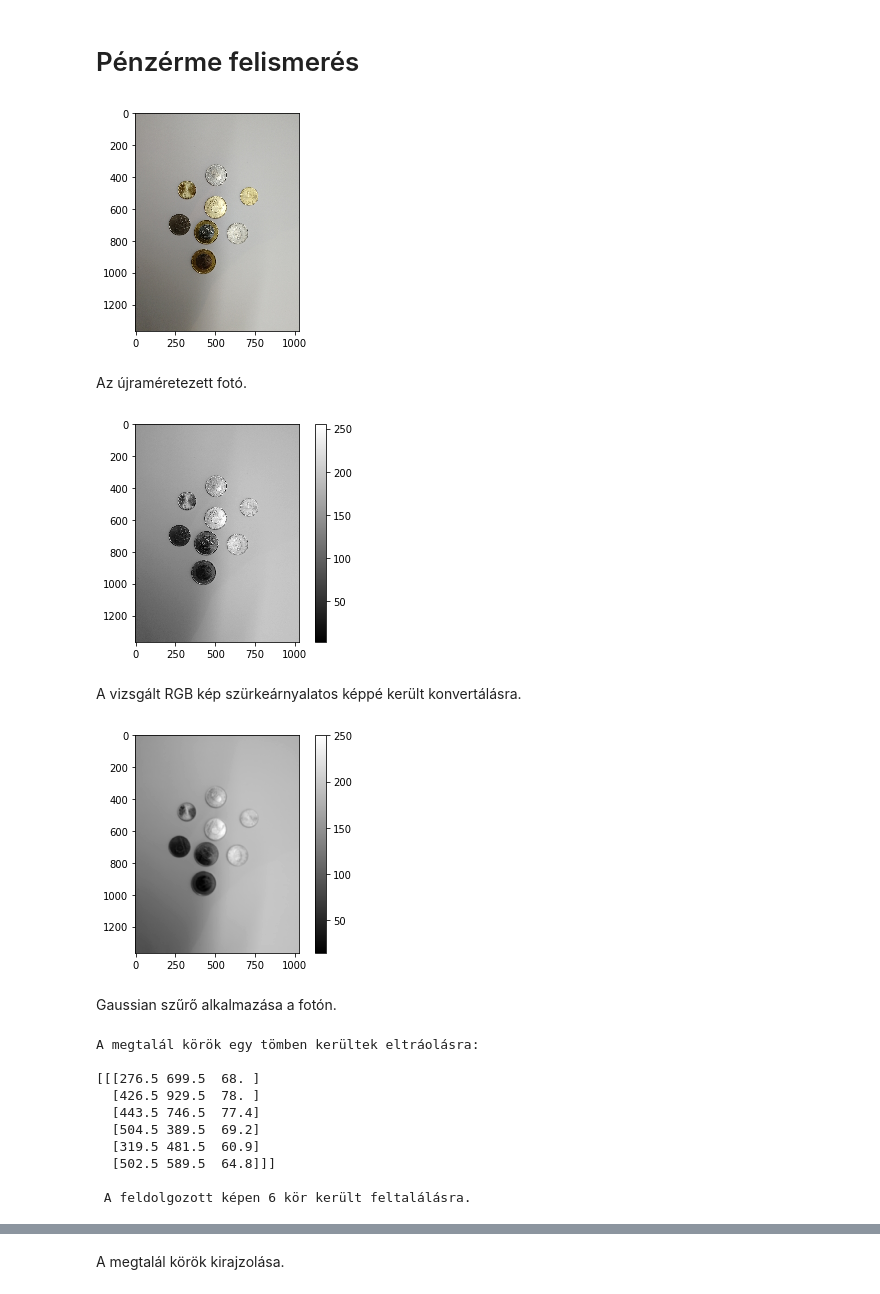
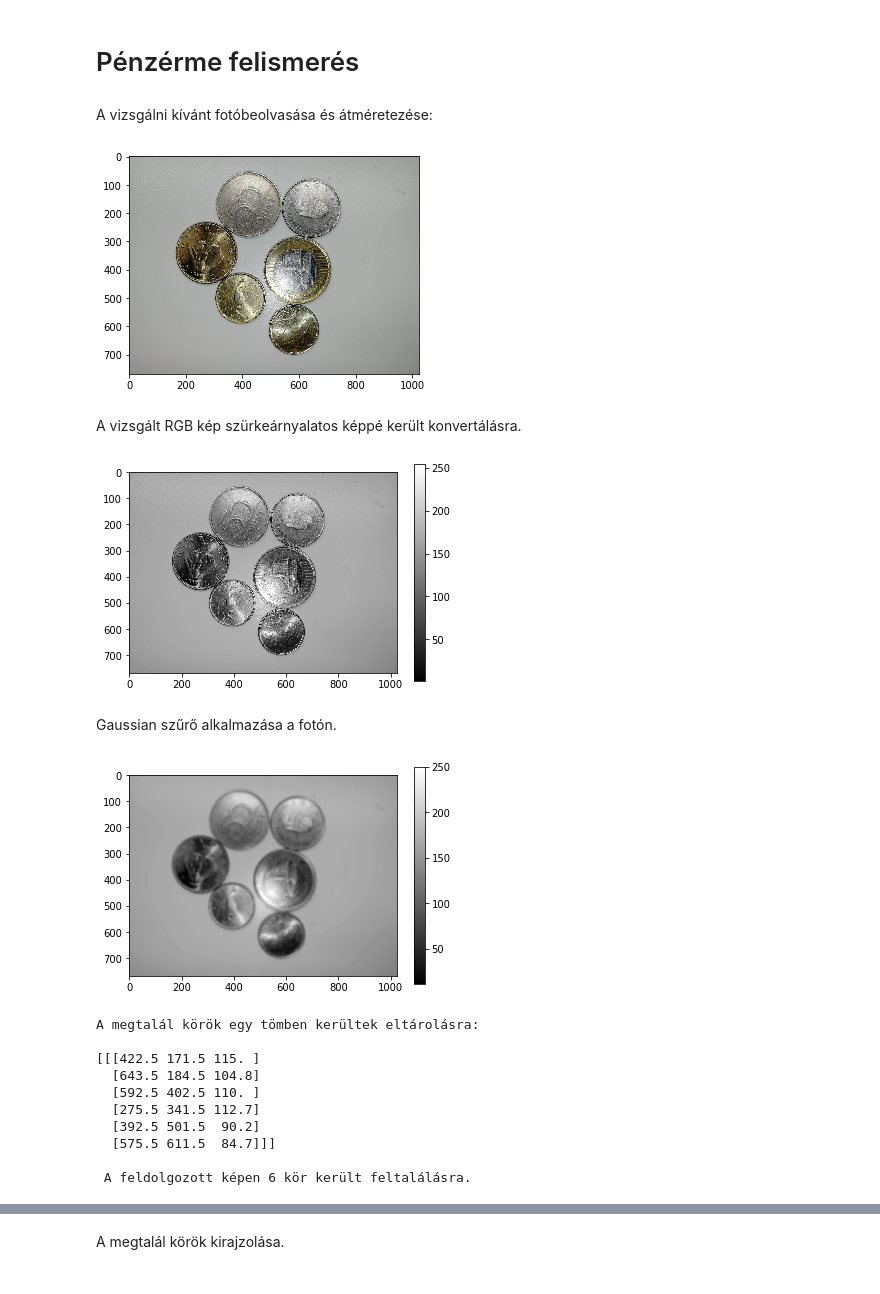
Before and after one commit to kissvik/SZE_gepi_latas, a Jupyter notebook: coin.ipynb, the cells around one changed output, grey strips where cells are left out. Saved outputs shown, nothing was run; the diff lists cells and outputs as text; code cells hidden in the pictures.

```diff
--- a/coin.ipynb
+++ b/coin.ipynb
@@ -5,50 +5,51 @@ import cv2
 import numpy as np
 import os
 from matplotlib import pyplot as plt
+# %% [markdown]
+A vizsgálni kívánt fotóbeolvasása és átméretezése:
 # %%
-img = cv2.imread(os.path.join("proba_kepek_fix_tavolsag", "1.jpg"))
+filename = "15.jpg"
+img = cv2.imread(os.path.join("proba_kepek_fix_tavolsag", filename))
 
 d = 1024 / img.shape[1]
 dim = (1024, int(img.shape[0] * d))
 resized = cv2.resize(img, dim, interpolation=cv2.INTER_AREA)
 plt.imshow(resized[:,:,::-1])
 plt.show()
 # %% [output]
-[figure, old version]
+[figure, new version]
-# %% [markdown]
-Az újraméretezett fotó.
+# %% [markdown]
+A vizsgált RGB kép szürkeárnyalatos képpé került konvertálásra.
 # %%
 img_gray = cv2.cvtColor(resized, cv2.COLOR_BGR2GRAY)
 plt.imshow(img_gray, cmap = "gray")
 plt.colorbar()
 plt.show()
 # %% [output]
-[figure, old version]
+[figure, new version]
-# %% [markdown]
-A vizsgált RGB kép szürkeárnyalatos képpé került konvertálásra.
+# %% [markdown]
+Gaussian szűrő alkalmazása a fotón.
 # %%
 blur_img = cv2.GaussianBlur(img_gray,(21,21), 0)
 plt.imshow(blur_img, cmap = "gray")
 plt.colorbar()
 plt.show()
 # %% [output]
-[figure, old version]
+[figure, new version]
-# %% [markdown]
-Gaussian szűrő alkalmazása a fotón.
 # %%
-circles = cv2.HoughCircles(blur_img,cv2.HOUGH_GRADIENT,1,120,param1=50,param2=30, minRadius=60, maxRadius=120)
-print("A megtalál körök egy tömben kerültek eltráolásra:",'\n')
+circles = cv2.HoughCircles(blur_img,cv2.HOUGH_GRADIENT,1,120,param1=30,param2=25, minRadius=50, maxRadius=120)
+print("A megtalál körök egy tömben kerültek eltárolásra:",'\n')
 print(circles)
 
 print('\n',"A feldolgozott képen", circles.shape[1], "kör került feltalálásra.")
 # %% [output]
-A megtalál körök egy tömben kerültek eltráolásra:
+A megtalál körök egy tömben kerültek eltárolásra:
 
-[[[276.5 699.5  68. ]
-  [426.5 929.5  78. ]
-  [443.5 746.5  77.4]
-  [504.5 389.5  69.2]
-  [319.5 481.5  60.9]
-  [502.5 589.5  64.8]]]
+[[[422.5 171.5 115. ]
+  [643.5 184.5 104.8]
+  [592.5 402.5 110. ]
+  [275.5 341.5 112.7]
+  [392.5 501.5  90.2]
+  [575.5 611.5  84.7]]]
 
  A feldolgozott képen 6 kör került feltalálásra.
```
Also changed, not shown: parts of 8 cells of this notebook, 20 other files.
